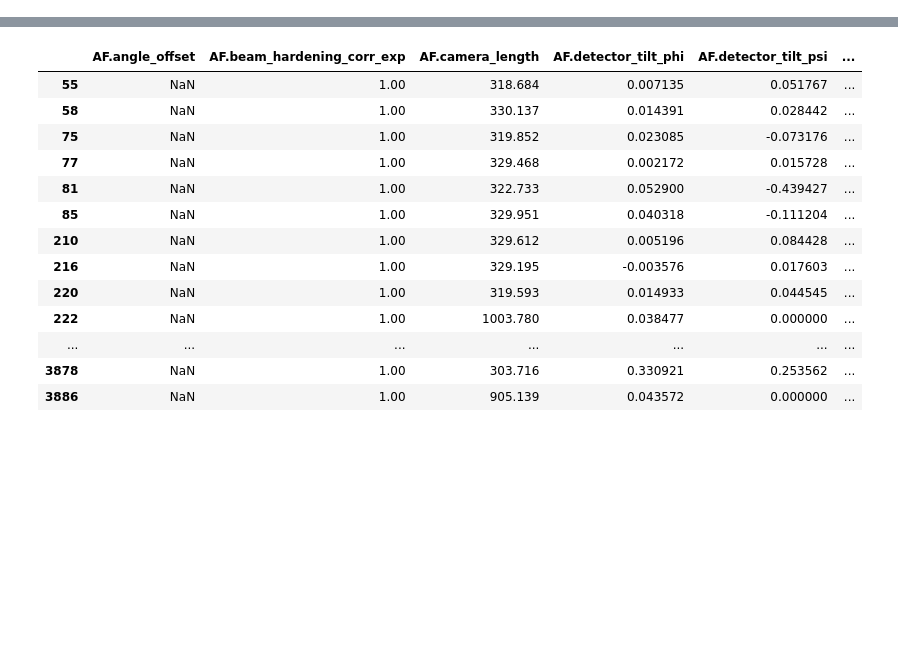
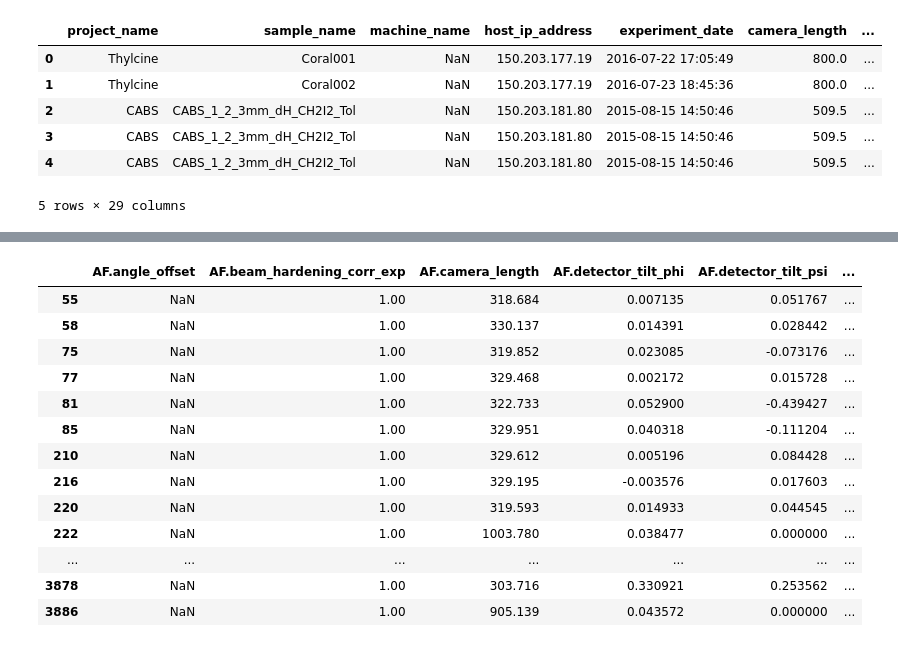
Before and after one commit to ChouPyroblast/Data_read, a Jupyter notebook: Untitled.ipynb, the cells around one changed output, grey strips where cells are left out. Drawn from its saved outputs; the diff is of its cells as text; code cells hidden in the pictures; blank space fills up the shorter version.

```diff
--- a/Untitled.ipynb
+++ b/Untitled.ipynb
@@ -46,0 +65,9 @@ for name in names:
+# %%
+metadata = ["project_name","sample_name","machine_name","host_ip_address","experiment_date"]
+EXPT_parameter = ["camera_length","specimen_distance","rotation_x","Vert.detector","phi","camera_theta","camera_psi","voxel_size","pixel_size_x"]
+
+AF_parameter = ["AF.camera_length","AF.specimen_distance","AF.origin_offset_horizontal","AF.origin_offset_vertical","AF.detector_tilt_phi","AF.detector_tilt_theta","AF.detector_tilt_psi"]
+
+Diff_parameter = ["Camera distance","Sample distance","Hor. detector","Vert.detector","Phi detector","Theta detector","Psi detector"]
+# %%
+columns = metadata + EXPT_parameter + AF_parameter
@@ -46,0 +137,10 @@ for name in names:
+# %%
+selected_df.head()
+# %% [output]
+|  | project_name | sample_name | machine_name | host_ip_address | experiment_date | camera_length | ... |
+| 0 | Thylcine | Coral001 | NaN | 150.203.177.19 | 2016-07-22 17:05:49 | 800.0 | ... |
+| 1 | Thylcine | Coral002 | NaN | 150.203.177.19 | 2016-07-23 18:45:36 | 800.0 | ... |
+| 2 | CABS | CABS_1_2_3mm_dH_CH2I2_Tol | NaN | 150.203.181.80 | 2015-08-15 14:50:46 | 509.5 | ... |
+| 3 | CABS | CABS_1_2_3mm_dH_CH2I2_Tol | NaN | 150.203.181.80 | 2015-08-15 14:50:46 | 509.5 | ... |
+| 4 | CABS | CABS_1_2_3mm_dH_CH2I2_Tol | NaN | 150.203.181.80 | 2015-08-15 14:50:46 | 509.5 | ... |
+5 rows × 29 columns
```
Also changed, not shown: parts of 6 cells of this notebook, 1 other file.
